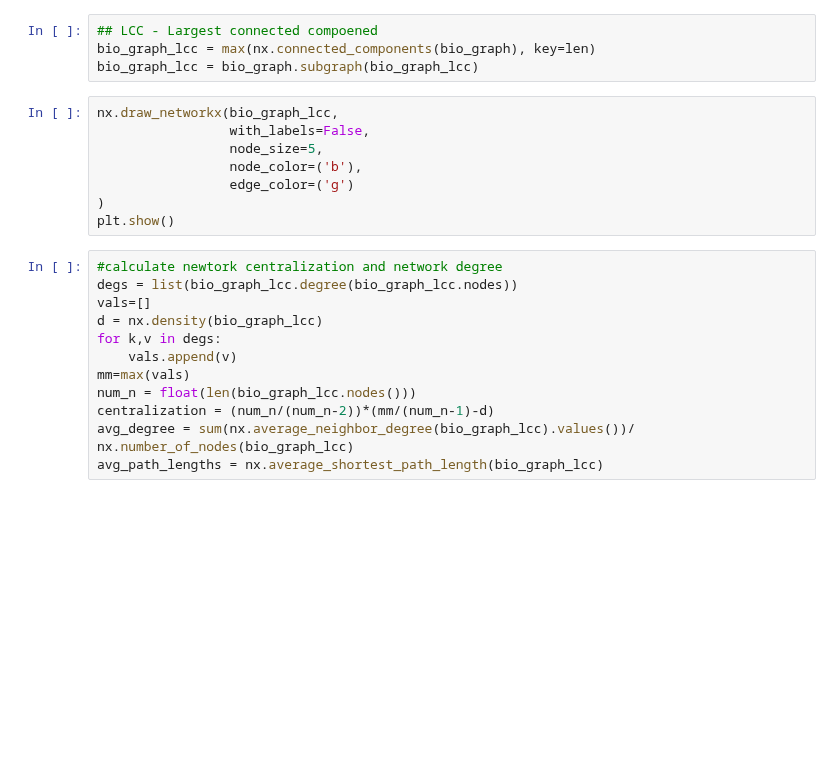
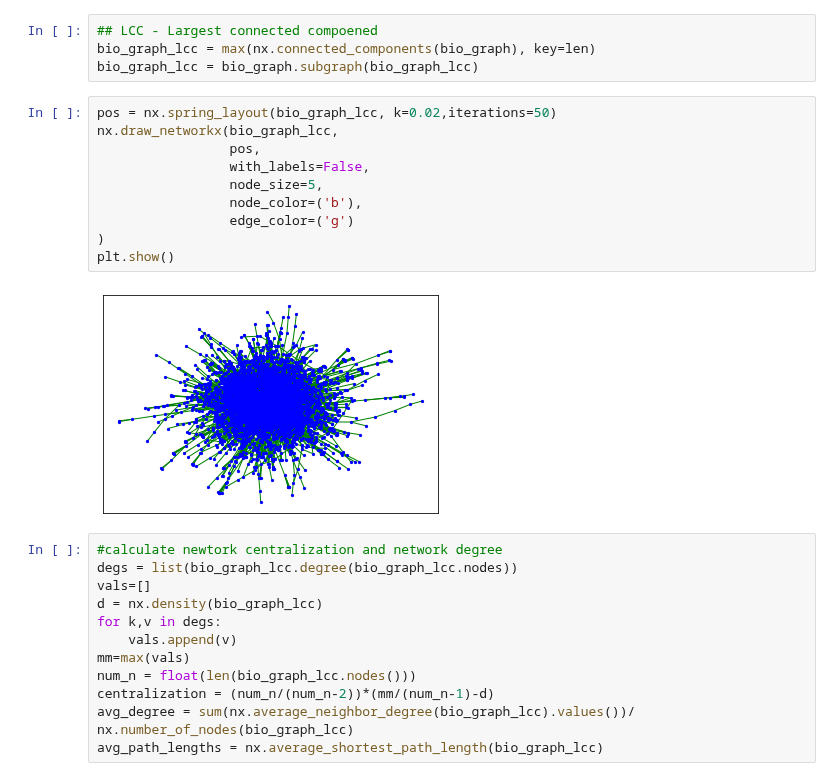
Before and after one commit to AlessandroTaglieri/Project_Bioinformatics, a Jupyter notebook: First project/BI_hw1.ipynb, the cells around one changed output. Cells and saved outputs as stored; diff of their text form; blank space fills up the shorter version.

```diff
--- a/First project/BI_hw1.ipynb
+++ b/First project/BI_hw1.ipynb
@@ -466,13 +461,17 @@ print(f"Network centralization              : {'#TODO'}")
 bio_graph_lcc = max(nx.connected_components(bio_graph), key=len)
 bio_graph_lcc = bio_graph.subgraph(bio_graph_lcc)
 # %%
+pos = nx.spring_layout(bio_graph_lcc, k=0.02,iterations=50)
 nx.draw_networkx(bio_graph_lcc,
+                 pos,
                  with_labels=False,
                  node_size=5,
                  node_color=('b'),
                  edge_color=('g')
 )
 plt.show()
+# %% [output]
+[figure, added]
 # %%
 #calculate newtork centralization and network degree
 degs = list(bio_graph_lcc.degree(bio_graph_lcc.nodes))
```
Also changed, not shown: parts of 28 cells of this notebook, 2 other files.
